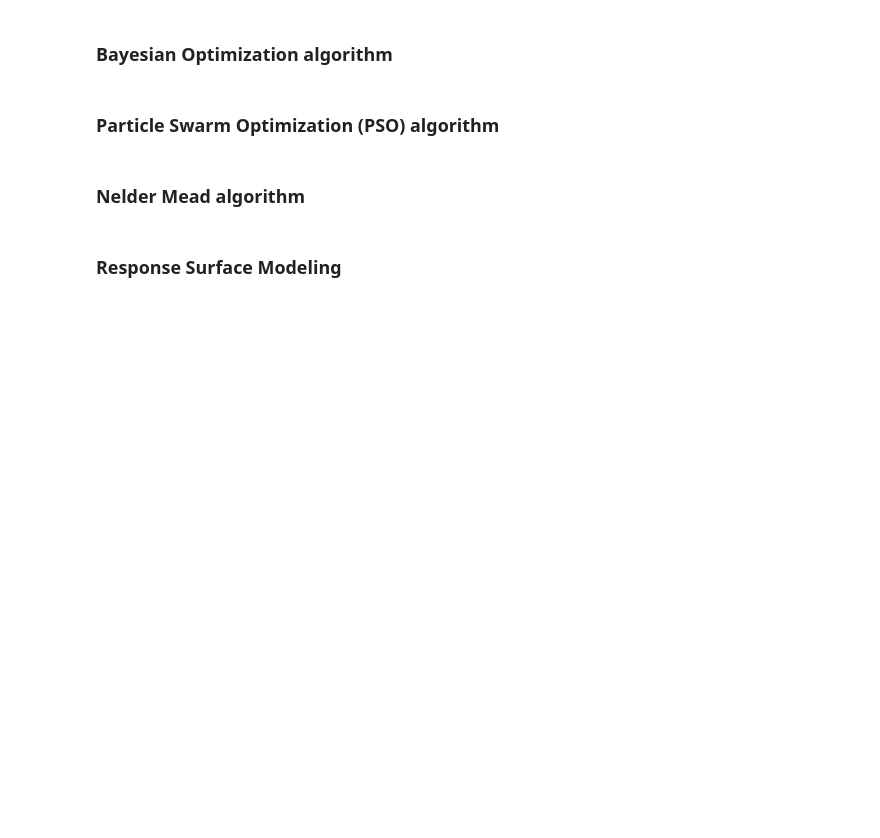
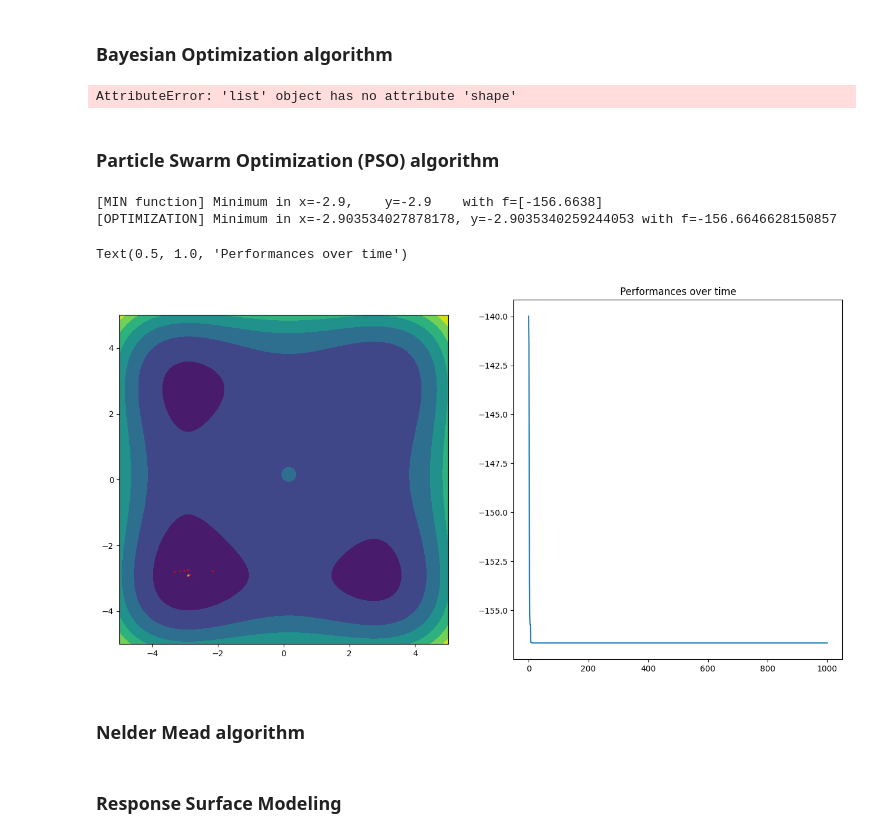
Before and after one commit to oselin/algorithm_development, a Jupyter notebook: main.ipynb, the cells around one changed output. Saved outputs shown, nothing was run; the diff lists cells and outputs as text; code cells hidden in the pictures; blank space fills up the shorter version.

```diff
--- a/main.ipynb
+++ b/main.ipynb
@@ -39,59 +41,77 @@ plt.show()
 ### Bayesian Optimization algorithm
 # %%
 # Define the X and Y span
-X = np.mgrid[-5:5.1:0.25, -5:5.1:0.25].reshape(2,-1)
-
+X1 = np.linspace(-5, 5, 101)
+X2 = np.linspace(-5, 5, 101)
+points = np.array([[x1,x2] for x1 in X1 for x2 in X2]).reshape(-1,2)
 
 # Compute the function
-r = StybliskiTang(X)
+Fx = StybliskiTang(points)
 
 # Find minimum and its coordinates
-idx  = np.argmin(r)
-Xmin = X[:,idx]
+idx  = np.argmin(Fx)
+Xmin = points[idx]
 
 # Set the bounds
 bounds = {'X' : (-5,5), 'Y' : (-5,5)}
 # Run the optimization algorithm
-result, hsr = bayesian_optimization(StybliskiTang, bounds, 50, 2)
+Xalg, Yalg = bayesian_optimization(StybliskiTang, bounds, 50, 2)
 
-print(f"[MIN function] Minimum in x={Xmin[0]}, y={Xmin[1]} with f={r[idx]}")
-print(f"[OPTIMIZATION] Minimum in x={result['params']['X']}, y={result['params']['Y']} with f={StybliskiTang([result['params']['X'],result['params']['Y']])}")
+print(f"[MIN function] Minimum in x={Xmin[0]},    y={Xmin[1]}    with f={Fx[idx]}")
+print(f"[OPTIMIZATION] Minimum in x={Xalg[-1,0]}, y={Xalg[-1,1]} with f={Yalg[-1]}")
 
 
-hsr =  history_wrapper(hsr)
-# Show the performance curve
-t = np.arange(0,len(hsr))
-fig = plt.figure(figsize=[8,8])
-ax = fig.add_subplot(1, 1, 1)
-ax.plot(t, hsr)
+
+fig, ax = plt.subplots(1, 2, figsize=(16,8))
+
+Fx = Fx.reshape(101,101)
+ax[0].contourf(X1,X2,Fx)
+ax[0].axis('scaled')
+ax[0].scatter(Xalg[:,0], Xalg[:,1], c="red", s=1)
+ax[0].scatter(Xalg[0,0], Xalg[0,1], c="blue",s=3)
+ax[0].scatter(Xalg[-1,0],Xalg[-1,1],c="orange",s=3)
+ax[1].plot(np.arange(0,len(Yalg)), Yalg)
+ax[1].set_title("Performances over time")
 
 plt.show()
+# %% [output]
+AttributeError: 'list' object has no attribute 'shape'
 # %% [markdown]
 ### Particle Swarm Optimization (PSO) algorithm
 # %%
 # Define the X and Y span
-X = np.mgrid[-5:5.1:0.25, -5:5.1:0.25].reshape(2,-1)
+X1 = np.linspace(-5, 5, 101)
+X2 = np.linspace(-5, 5, 101)
+points = np.array([[x1,x2] for x1 in X1 for x2 in X2]).reshape(-1,2)
 
 # Compute the function
-r = StybliskiTang(X)
+Fx = StybliskiTang(points)
 
 # Find minimum and its coordinates
-idx  = np.argmin(r)
-Xmin = X[:,idx]
+idx  = np.argmin(Fx)
+Xmin = points[idx]
 
 # Run the optimization algorithm
-result, hsr = particle_swarm(StybliskiTang, low=-5, high=5)
+Xalg, Yalg = particle_swarm(StybliskiTang, low=-5, high=5)
 
-print(f"[MIN function] Minimum in x={Xmin[0]}, y={Xmin[1]} with f={r[idx]}")
-print(f"[OPTIMIZATION] Minimum in x={result[0]}, y={result[1]} with f={StybliskiTang(result)}")
+print(f"[MIN function] Minimum in x={Xmin[0]},    y={Xmin[1]}    with f={Fx[idx]}")
+print(f"[OPTIMIZATION] Minimum in x={Xalg[-1,0]}, y={Xalg[-1,1]} with f={Yalg[-1]}")
 
-# Show the performance curve
-t = np.arange(0,len(hsr))
-fig = plt.figure(figsize=[8,8])
-ax = fig.add_subplot(1, 1, 1)
-ax.plot(t, hsr)
+fig, ax = plt.subplots(1, 2, figsize=(16,8))
 
-plt.show()
+Fx = Fx.reshape(101,101)
+ax[0].contourf(X1,X2,Fx)
+ax[0].axis('scaled')
+ax[0].scatter(Xalg[:,0], Xalg[:,1], c="red", s=1)
+ax[0].scatter(Xalg[0,0], Xalg[0,1], c="blue",s=3)
+ax[0].scatter(Xalg[-1,0],Xalg[-1,1],c="orange",s=3)
+ax[1].plot(np.arange(0,len(Yalg)), Yalg)
+ax[1].set_title("Performances over time")
+# %% [output]
+[MIN function] Minimum in x=-2.9,    y=-2.9    with f=[-156.6638]
+[OPTIMIZATION] Minimum in x=-2.903534027878178, y=-2.9035340259244053 with f=-156.6646628150857
+Text(0.5, 1.0, 'Performances over time')
+[figure, added]
 # %% [markdown]
 ### Nelder Mead algorithm
 # %%
```
Also changed, not shown: parts of 6 cells of this notebook, 9 other files.
